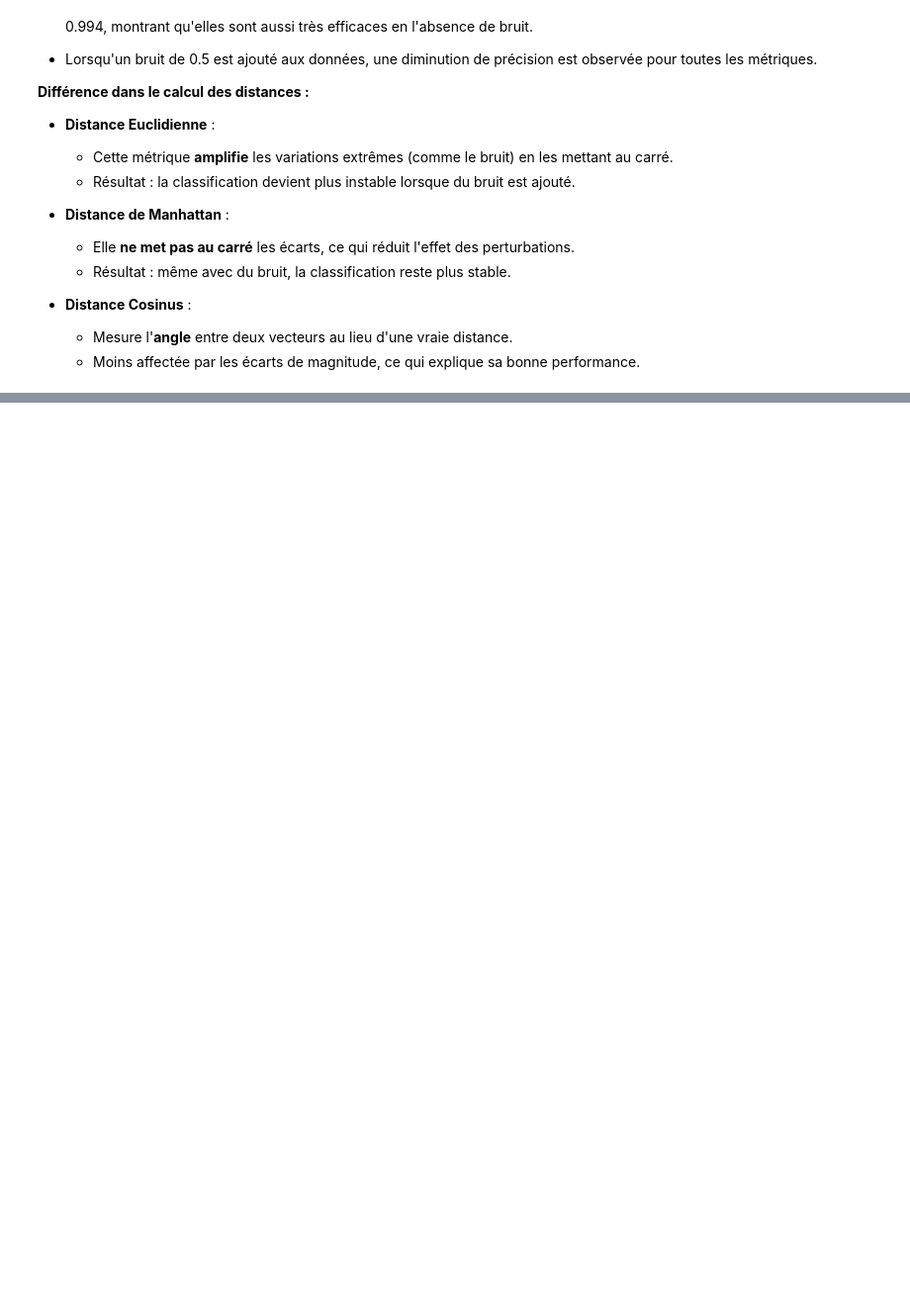
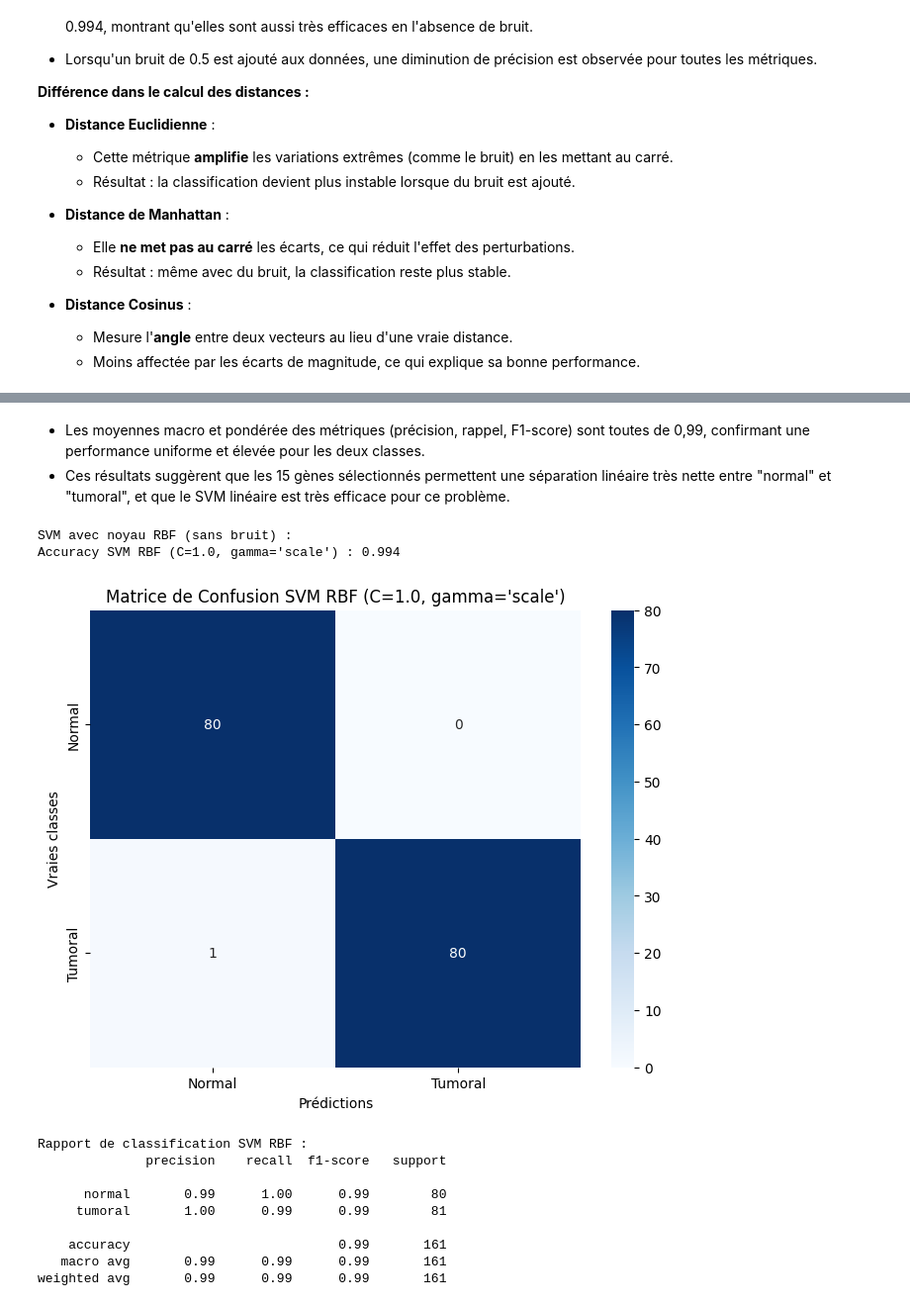
Before and after one commit to Laaliji/Colon-Cancer-Gene-Expression-Data-Classification-Analysis, a Jupyter notebook: TP1_Research.ipynb, the cells around one changed output, grey strips where cells are left out. Shown at 99% size. Cells and saved outputs as stored; diff of their text form; code cells hidden in the pictures; blank space fills up the shorter version.

```diff
--- a/TP1_Research.ipynb
+++ b/TP1_Research.ipynb
@@ -886,0 +936,38 @@ weighted avg       0.98      0.98      0.98       161
+# %% [markdown]
+- Les moyennes macro et pondérée des métriques (précision, rappel, F1-score) sont toutes de 0,99, confirmant une performance uniforme et élevée pour les deux classes.
+- Ces résultats suggèrent que les 15 gènes sélectionnés permettent une séparation linéaire très nette entre "normal" et "tumoral", et que le SVM linéaire est très efficace pour ce problème.
+# %%
+# --- SVM avec noyau RBF (sans bruit) ---
+print("\nSVM avec noyau RBF (sans bruit) :")
+svm_rbf = SVC(kernel='rbf', C=1.0, gamma='scale')
+svm_rbf.fit(X_train_subset, y_train)
+y_pred_rbf = svm_rbf.predict(X_test_subset)
+accuracy_rbf = accuracy_score(y_test, y_pred_rbf)
+print(f"Accuracy SVM RBF (C=1.0, gamma='scale') : {accuracy_rbf:.3f}")
+
+# Matrice de confusion
+conf_matrix_rbf = confusion_matrix(y_test, y_pred_rbf)
+plt.figure(figsize=(8, 6))
+sns.heatmap(conf_matrix_rbf, annot=True, fmt="d", cmap="Blues",
+            xticklabels=['Normal', 'Tumoral'], yticklabels=['Normal', 'Tumoral'])
+plt.xlabel("Prédictions")
+plt.ylabel("Vraies classes")
+plt.title("Matrice de Confusion SVM RBF (C=1.0, gamma='scale')")
+plt.show()
+
+# Rapport de classification
+print("Rapport de classification SVM RBF :")
+print(classification_report(y_test, y_pred_rbf))
+# %% [output]
+SVM avec noyau RBF (sans bruit) :
+Accuracy SVM RBF (C=1.0, gamma='scale') : 0.994
+[figure, added]
+Rapport de classification SVM RBF :
+              precision    recall  f1-score   support
+
+      normal       0.99      1.00      0.99        80
+     tumoral       1.00      0.99      0.99        81
+
+    accuracy                           0.99       161
+   macro avg       0.99      0.99      0.99       161
+weighted avg       0.99      0.99      0.99       161
```
Also changed, not shown: parts of 7 cells of this notebook.
